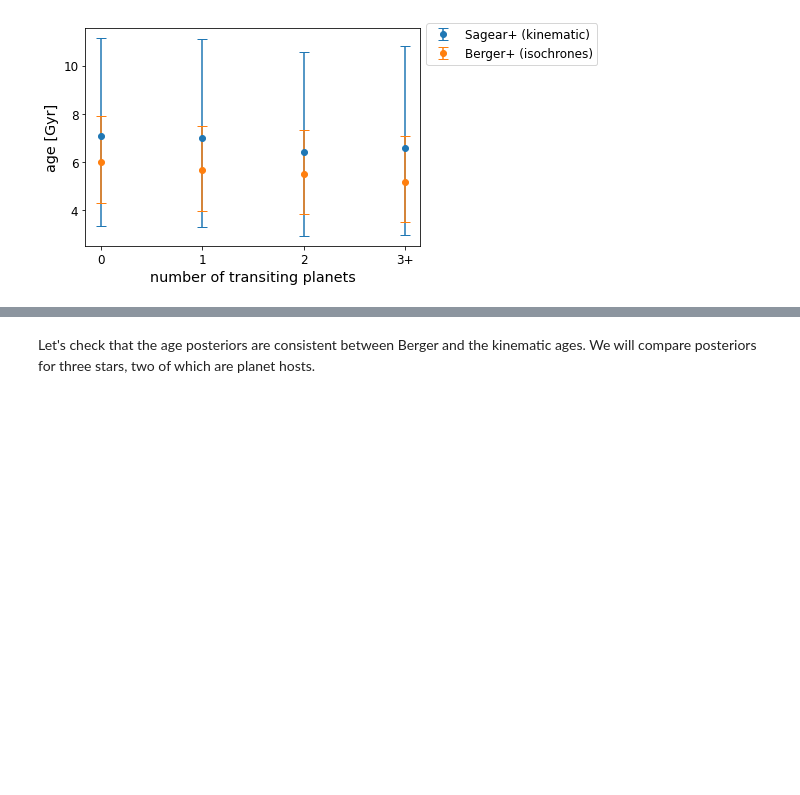
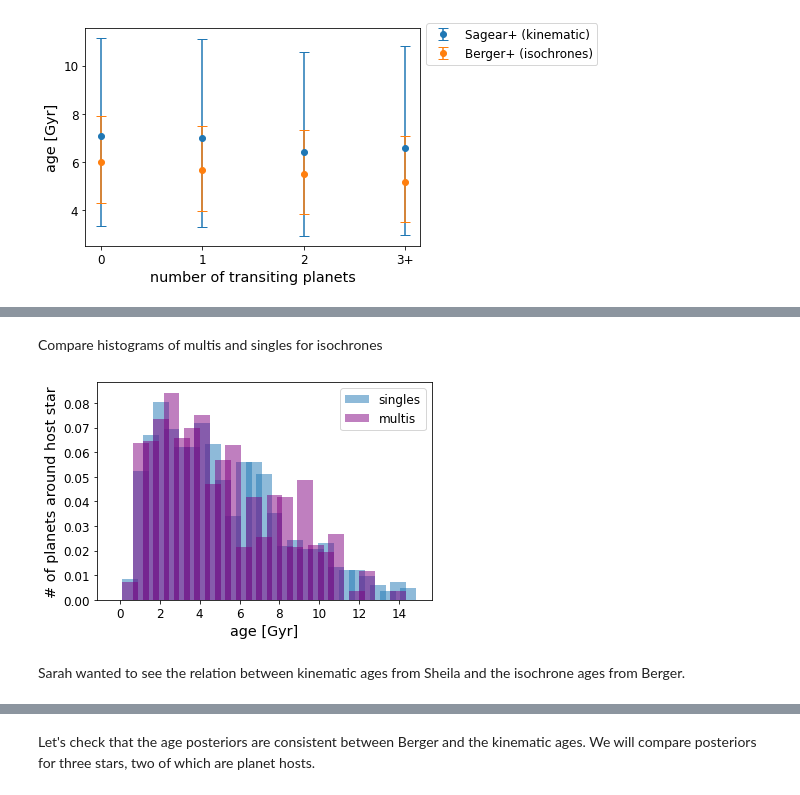
Before and after one commit to exoclam/mastrangelo, a Jupyter notebook: notebooks/analyze.ipynb, the cells around one changed output, grey strips where cells are left out. Drawn from its saved outputs; the diff is of its cells as text; code cells hidden in the pictures; blank space fills up the shorter version.

```diff
--- a/notebooks/analyze.ipynb
+++ b/notebooks/analyze.ipynb
@@ -1228,0 +1275,18 @@ plt.show()
+# %% [markdown]
+Compare histograms of multis and singles for isochrones
+# %%
+bins = np.linspace(0, 15, 30)
+multis = np.histogram(twos.iso_age, bins=bins)[0]*2 + np.histogram(threes.iso_age, bins=bins)[0]*3
+singles = np.histogram(ones.iso_age, bins=bins)[0]
+
+#plt.hist(ones.iso_age, bins=bins, alpha=0.5, label='singles')
+plt.bar(bins[:-1], singles/np.sum(singles), alpha=0.5, label='singles')
+plt.bar(bins[:-1], multis/np.sum(multis), alpha=0.5, label='multis', color='purple')
+plt.ylabel('# of planets around host star')
+plt.xlabel('age [Gyr]')
+plt.legend()
+plt.show()
+# %% [output]
+[figure, added]
+# %% [markdown]
+Sarah wanted to see the relation between kinematic ages from Sheila and the isochrone ages from Berger.
```
Also changed, not shown: parts of 13 cells of this notebook, 2 other files.
